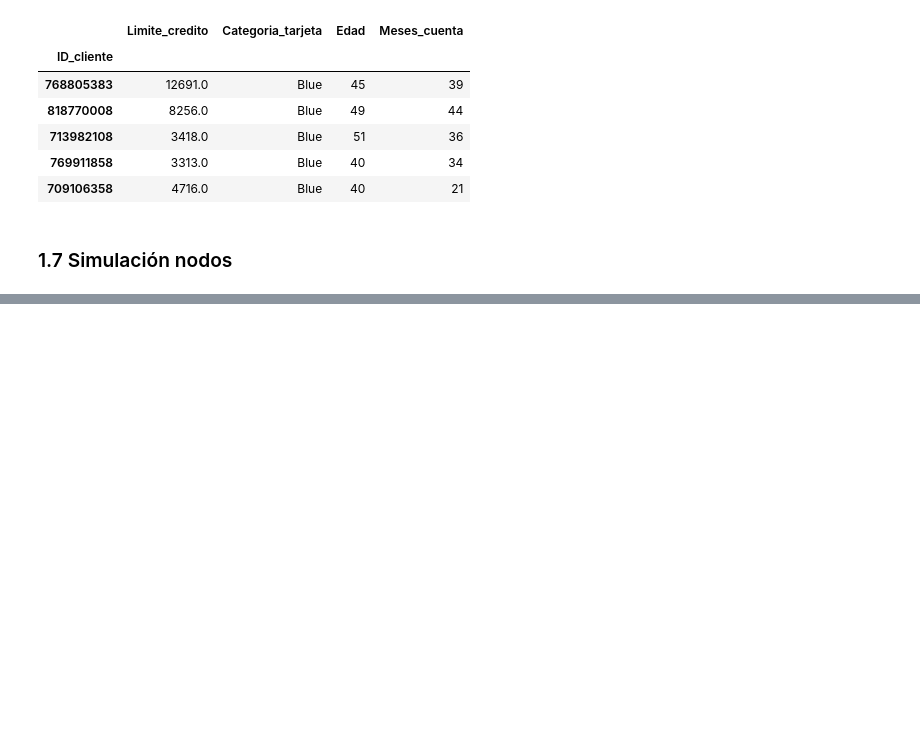
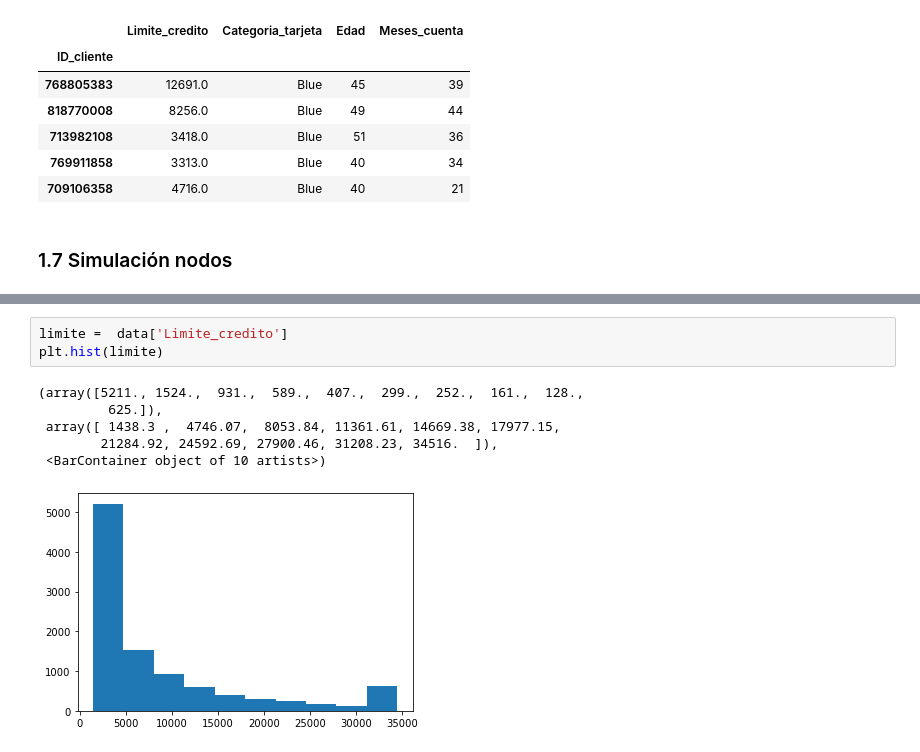
Before and after one commit to FridaHernandezL/ProyectoConjunto_Modulo2, a Jupyter notebook: ProyectoModulo2_Hernandez_Diaz.ipynb, the cells around one changed output, grey strips where cells are left out. Cells and saved outputs as stored; diff of their text form; blank space fills up the shorter version.

```diff
--- a/ProyectoModulo2_Hernandez_Diaz.ipynb
+++ b/ProyectoModulo2_Hernandez_Diaz.ipynb
@@ -119,0 +204,10 @@ data.head()
+# %%
+limite =  data['Limite_credito']
+plt.hist(limite)
+# %% [output]
+(array([5211., 1524.,  931.,  589.,  407.,  299.,  252.,  161.,  128.,
+         625.]),
+ array([ 1438.3 ,  4746.07,  8053.84, 11361.61, 14669.38, 17977.15,
+        21284.92, 24592.69, 27900.46, 31208.23, 34516.  ]),
+ <BarContainer object of 10 artists>)
+[figure, added]
```
Also changed, not shown: parts of 14 cells of this notebook.
